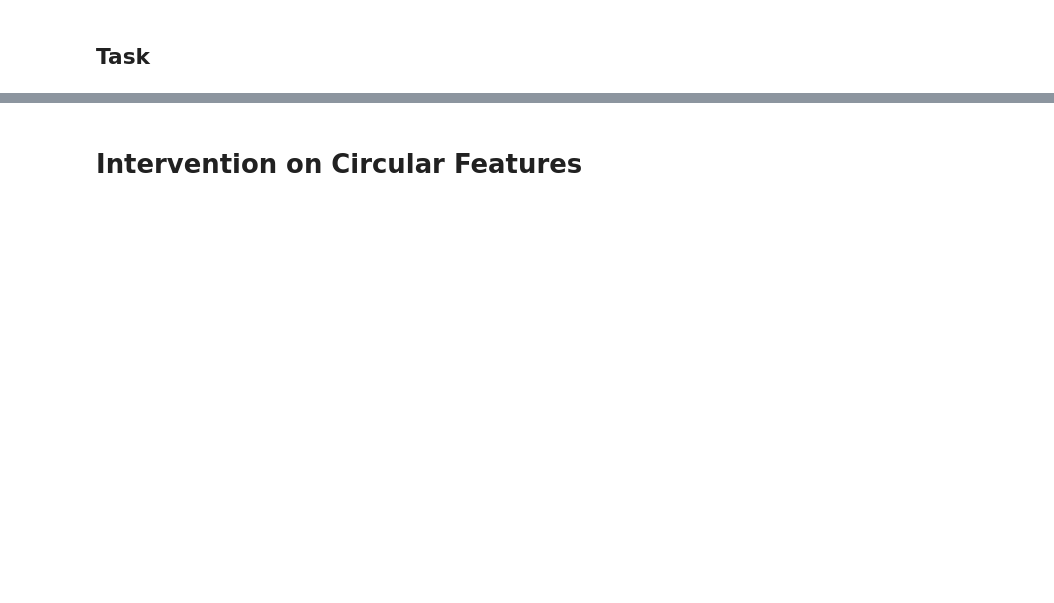
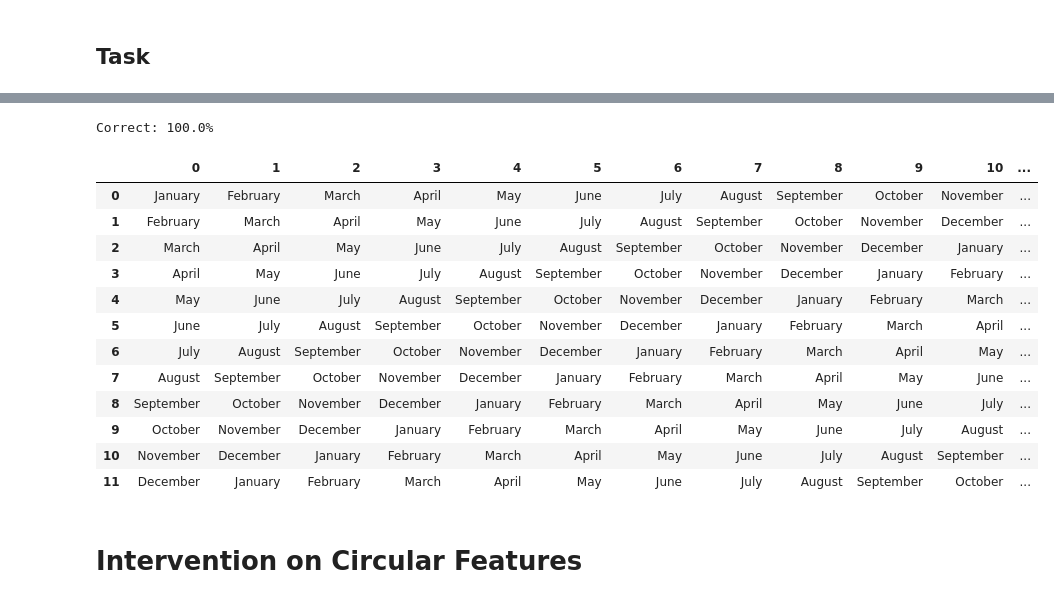
Before and after one commit to derfred/tutorials, a Jupyter notebook: multi_dimensional_features/multi_dimension_features.ipynb, the cells around one changed output, grey strips where cells are left out. Cells and saved outputs as stored; diff of their text form; code cells hidden in the pictures; blank space fills up the shorter version.

Commit message:
implement the calendar math task

```diff
--- a/multi_dimensional_features/multi_dimension_features.ipynb
+++ b/multi_dimensional_features/multi_dimension_features.ipynb
@@ -20,0 +28,3 @@ This notebook is a tutorial based on Engels et al. "Not All Language Model Featu
+# %%
+model, tokenizer = gemma2.load()
+mlx_lm.utils.generate(model, tokenizer, "Hello")
@@ -315,0 +338,38 @@ plt.show()
+# %%
+NUMBERS  = ["Zero", "One", "Two", "Three", "Four", "Five", "Six", "Seven", "Eight", "Nine", "Ten", "Eleven", "Twelve"]
+WEEKDAYS = ["Monday", "Tuesday", "Wednesday", "Thursday", "Friday", "Saturday", "Sunday"]
+MONTHS   = ["January", "February", "March", "April", "May", "June", "July", "August", "September", "October", "November", "December"]
+
+def week_math_operation_prompt(start, offset, op):
+  suffix = "" if offset == 1 else "s"
+  return f"Let's do some day of the week math. {NUMBERS[offset]} day{suffix} {op} {WEEKDAYS[start]} is"
+
+def week_math_eval(start, offset, op):
+  prompt = week_math_operation_prompt(start, offset, op)
+  tokens = mx.array(tokenizer.encode(prompt))
+  result = tokenizer.decode(mx.argmax(model(tokens[None])[0, -1, :], axis=-1).item()).strip()
+  return WEEKDAYS.index(result), result
+
+def month_math_operation_prompt(start, offset, op):
+  suffix = "" if offset == 1 else "s"
+  return f"Let's do some calendar math. {NUMBERS[offset]} month{suffix} {op} {MONTHS[start]} is"
+
+def month_math_eval(start, offset, op):
+  prompt = month_math_operation_prompt(start, offset, op)
+  tokens = mx.array(tokenizer.encode(prompt))
+  result = tokenizer.decode(mx.argmax(model(tokens[None])[0, -1, :], axis=-1).item()).strip()
+  return MONTHS.index(result), result
+
+def calendar_math_eval(fn, count, op):
+  X, Y = np.meshgrid(np.arange(count), np.arange(count), indexing='ij')
+  actual, names = np.vectorize(fn)(X, Y, op)
+  expected      = np.stack([np.roll(np.arange(count), -i) for i in range(count)])
+  return actual == expected, names
+
+def calendar_math_eval_and_show(fn, count, op):
+  correct, names = calendar_math_eval(fn, count, op)
+  df = pd.DataFrame(names)
+  def highlight_cells(val):
+    return np.where(correct, "", 'background-color: orange; color: black')
+  print(f"Correct: {round(np.sum(correct)/float(correct.shape[0]*correct.shape[1])*100, 2)}%")
+  return df.style.apply(highlight_cells, axis=None)
@@ -316,2 +388,19 @@ plt.show()
+# %%
+calendar_math_eval_and_show(month_math_eval, 12, "from")
+# %% [output]
+Correct: 100.0%
+|  | 0 | 1 | 2 | 3 | 4 | 5 | 6 | 7 | 8 | 9 | 10 | ... |
+| 0 | January | February | March | April | May | June | July | August | September | October | November | ... |
+| 1 | February | March | April | May | June | July | August | September | October | November | December | ... |
+| 2 | March | April | May | June | July | August | September | October | November | December | January | ... |
+| 3 | April | May | June | July | August | September | October | November | December | January | February | ... |
+| 4 | May | June | July | August | September | October | November | December | January | February | March | ... |
+| 5 | June | July | August | September | October | November | December | January | February | March | April | ... |
+| 6 | July | August | September | October | November | December | January | February | March | April | May | ... |
+| 7 | August | September | October | November | December | January | February | March | April | May | June | ... |
+| 8 | September | October | November | December | January | February | March | April | May | June | July | ... |
+| 9 | October | November | December | January | February | March | April | May | June | July | August | ... |
+| 10 | November | December | January | February | March | April | May | June | July | August | September | ... |
+| 11 | December | January | February | March | April | May | June | July | August | September | October | ... |
 # %% [markdown]
 # Intervention on Circular Features
```
Also changed, not shown: parts of 7 cells of this notebook, 2 other files.
